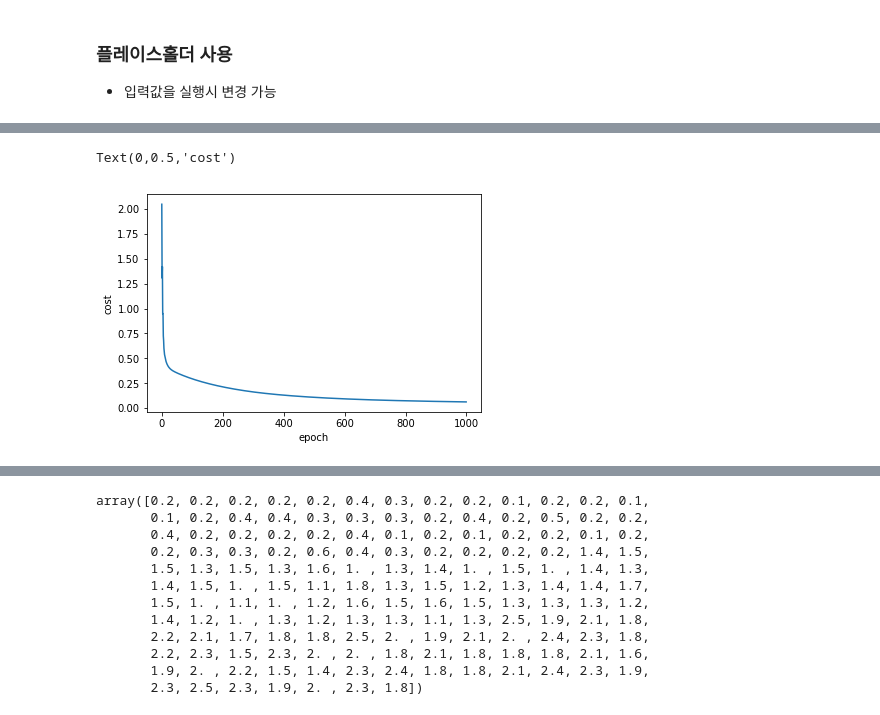
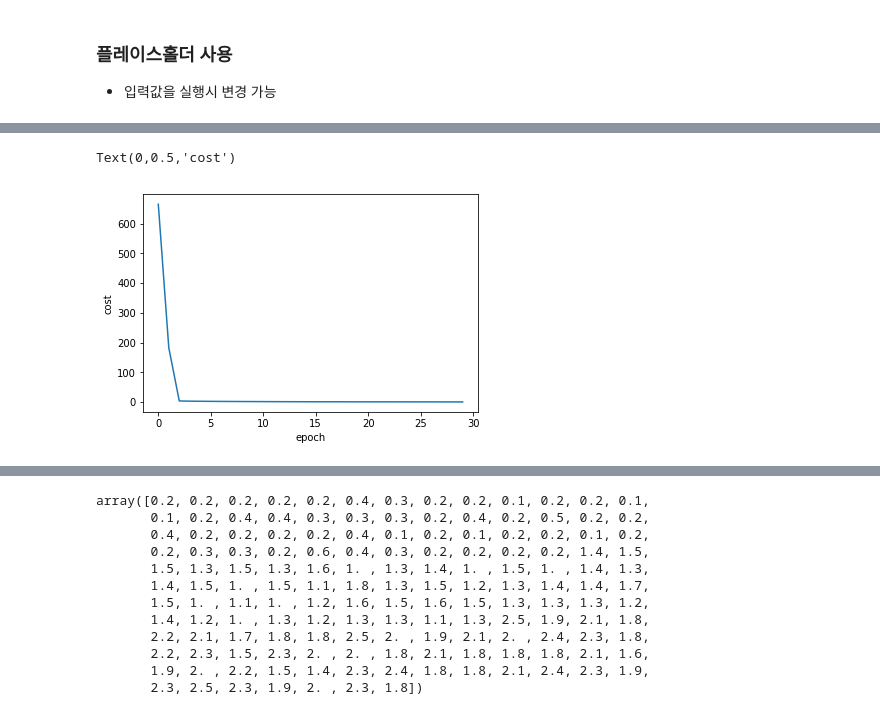
Before and after one commit to gubosd/lecture13, a Jupyter notebook: 신경망/07_텐서플로_선형회귀.ipynb, the cells around one changed output, grey strips where cells are left out. Saved outputs shown, nothing was run; the diff lists cells and outputs as text; code cells hidden in the pictures.

```diff
--- a/신경망/07_텐서플로_선형회귀.ipynb
+++ b/신경망/07_텐서플로_선형회귀.ipynb
@@ -292,10 +292,10 @@ print(i, mse_val)
 # %%
-plt.plot(costs[:1000])
+plt.plot(costs[:30])
 plt.xlabel('epoch')
 plt.ylabel('cost')
 # %% [output]
 Text(0,0.5,'cost')
-[figure, old version]
+[figure, new version]
 # %%
 result = sess.run(pred_y, feed_dict={X: iris.data[:,:3],
                   y: iris.data[:,[3]]})
```
Also changed, not shown: parts of 5 cells of this notebook, 1 other file.
